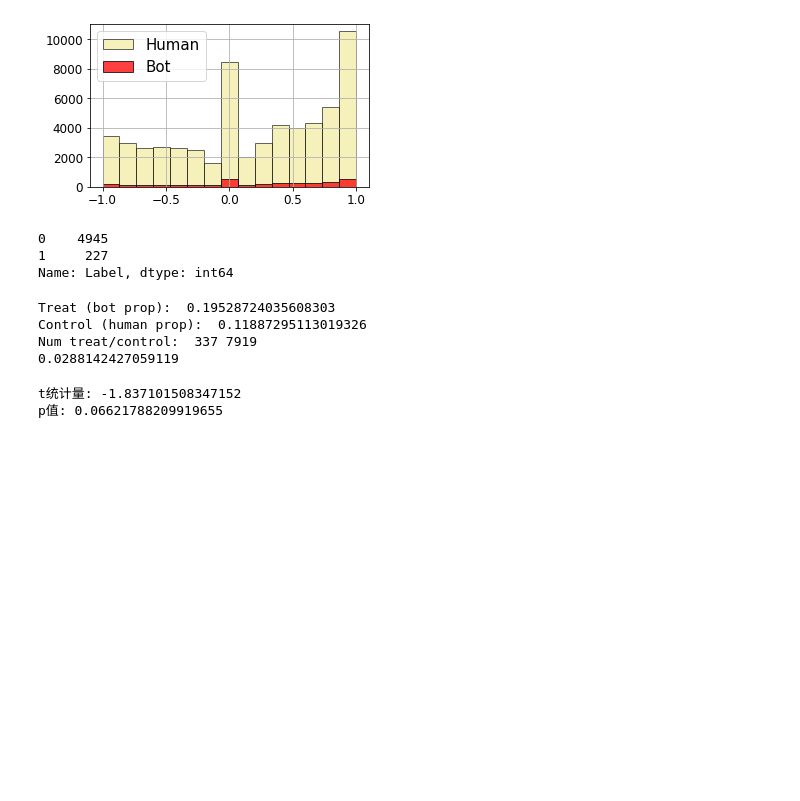
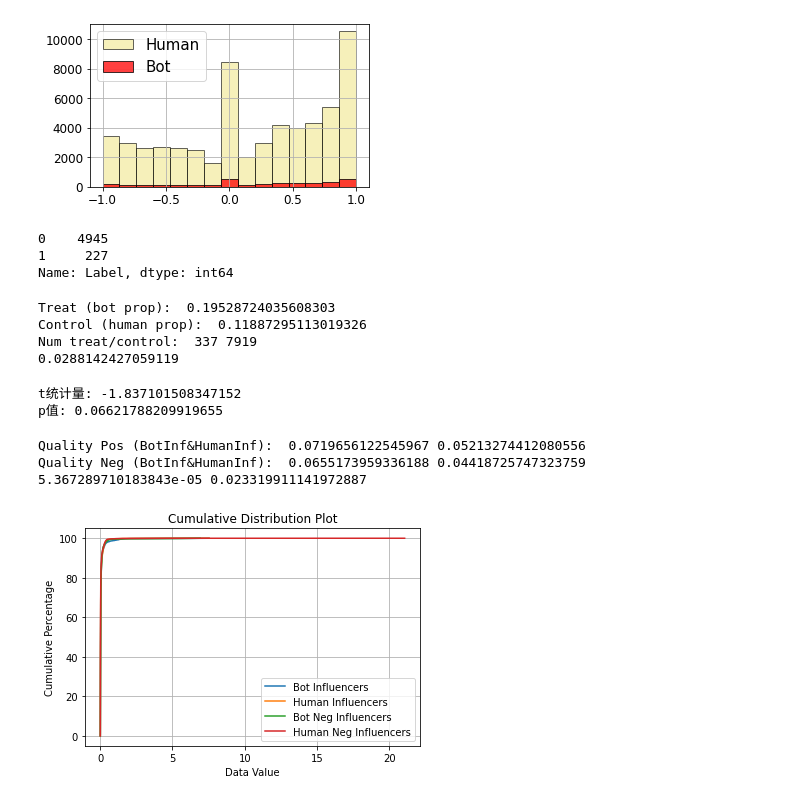
Before and after one commit to ZaccWu/botImpact, a Jupyter notebook: empirical+vis.ipynb, the cells around one changed output. Cells and saved outputs as stored; diff of their text form; code cells hidden in the pictures; blank space fills up the shorter version.

Commit message:
update data

```diff
--- a/empirical+vis.ipynb
+++ b/empirical+vis.ipynb
@@ -328,3 +329,47 @@ print(f"p值: {p_val}")
 # %% [output]
 t统计量: -1.837101508347152
 p值: 0.06621788209919655
+# %%
+def impact_func(data):
+    return (data['followers'])/(data['post'])
+    #return np.log(data['followers'])/np.log(data['post']+1)
+# %%
+botD = pd.read_csv('Dataset/twi22/influencers/t1_pos_botInfluencer.csv')
+humanD = pd.read_csv('Dataset/twi22/influencers/t1_pos_humanInfluencer.csv')
+botD_neg = pd.read_csv('Dataset/twi22/influencers/t1_neg_botInfluencer.csv')
+humanD_neg = pd.read_csv('Dataset/twi22/influencers/t1_neg_humanInfluencer.csv')
+
+botD, humanD = botD[botD['followers']>0], humanD[humanD['followers']>0]
+botD_neg, humanD_neg = botD_neg[botD_neg['followers']>0], humanD_neg[humanD_neg['followers']>0]
+
+impbot, imphuman = impact_func(botD), impact_func(humanD)
+impbot_neg, imphuman_neg = impact_func(botD_neg), impact_func(humanD_neg)
+
+print("Quality Pos (BotInf&HumanInf): ", np.mean(impbot), np.mean(imphuman))
+print("Quality Neg (BotInf&HumanInf): ", np.mean(impbot_neg), np.mean(imphuman_neg))
+
+_, p_value_pos = stats.ttest_ind(impbot, imphuman)
+_, p_value_neg = stats.ttest_ind(impbot_neg, imphuman_neg)
+print(p_value_pos, p_value_neg)
+
+sorted_data1, sorted_data2 = np.sort(impbot), np.sort(imphuman)
+sorted_data3, sorted_data4 = np.sort(impbot_neg), np.sort(imphuman_neg)
+perc1, perc2 = np.linspace(0, 100, len(sorted_data1)), np.linspace(0, 100, len(sorted_data2))
+perc3, perc4 = np.linspace(0, 100, len(sorted_data3)), np.linspace(0, 100, len(sorted_data4))
+
+plt.plot(sorted_data1, perc1, label='Bot Influencers')
+plt.plot(sorted_data2, perc2, label='Human Influencers')
+plt.plot(sorted_data3, perc3, label='Bot Neg Influencers')
+plt.plot(sorted_data4, perc4, label='Human Neg Influencers')
+
+plt.title('Cumulative Distribution Plot')
+plt.xlabel('Data Value')
+plt.ylabel('Cumulative Percentage')
+plt.legend()
+plt.grid(True)
+plt.show()
+# %% [output]
+Quality Pos (BotInf&HumanInf):  0.0719656122545967 0.05213274412080556
+Quality Neg (BotInf&HumanInf):  0.0655173959336188 0.04418725747323759
+5.367289710183843e-05 0.023319911141972887
+[figure, added]
```
Also changed, not shown: parts of 3 cells of this notebook, 15 other files.
